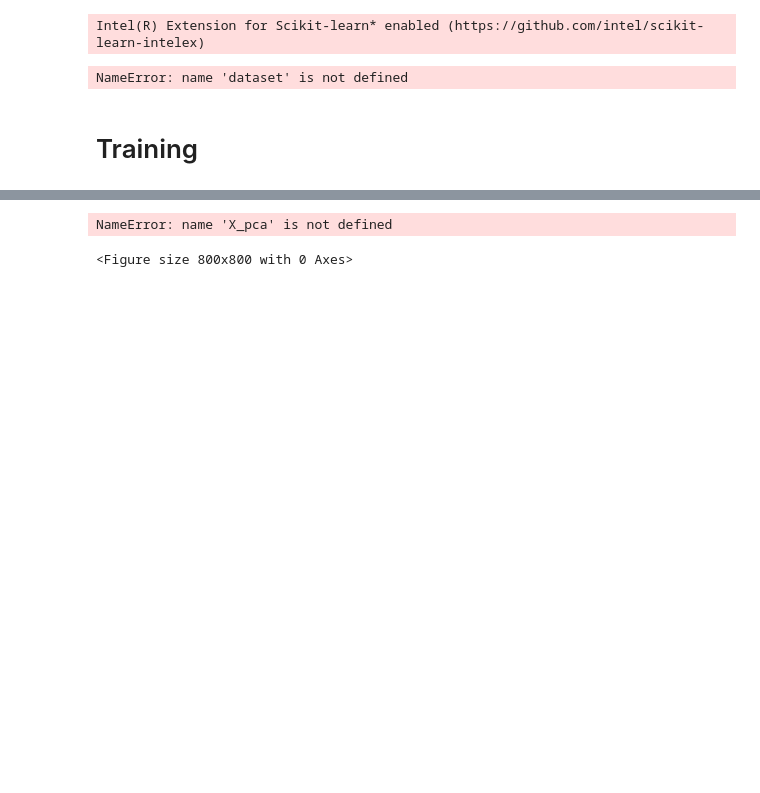
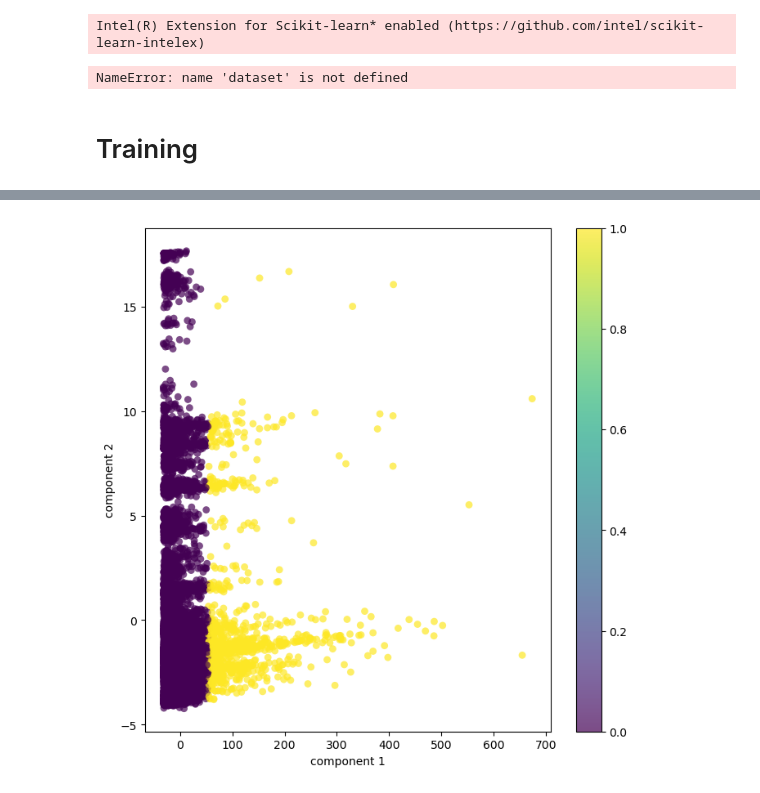
Before and after one commit to Omegalpha44/DIA3_python-project, a Jupyter notebook: code.ipynb, the cells around one changed output, grey strips where cells are left out. Cells and saved outputs as stored; diff of their text form; code cells hidden in the pictures; blank space fills up the shorter version.

```diff
--- a/code.ipynb
+++ b/code.ipynb
@@ -188,14 +204,17 @@ NameError: name 'tmp_dataset' is not defined
 # %%
+from sklearn.decomposition import PCA
+
+pca = PCA(n_components=2)
+X_pca = pca.fit_transform(dataset)
 # plot the dbscan clusters
 plt.figure(figsize=(8, 8))
 plt.scatter(X_pca[:, 0], X_pca[:, 1], c=kmeaned.labels_, edgecolor='none', alpha=0.7, s=40)
 plt.xlabel('component 1')
 plt.ylabel('component 2')
 plt.colorbar()
 plt.show()
 # %% [output]
-NameError: name 'X_pca' is not defined
-<Figure size 800x800 with 0 Axes>
+[figure, added]
 # %%
 # preparing data for the grid search
 
```
Also changed, not shown: parts of 7 cells of this notebook.
